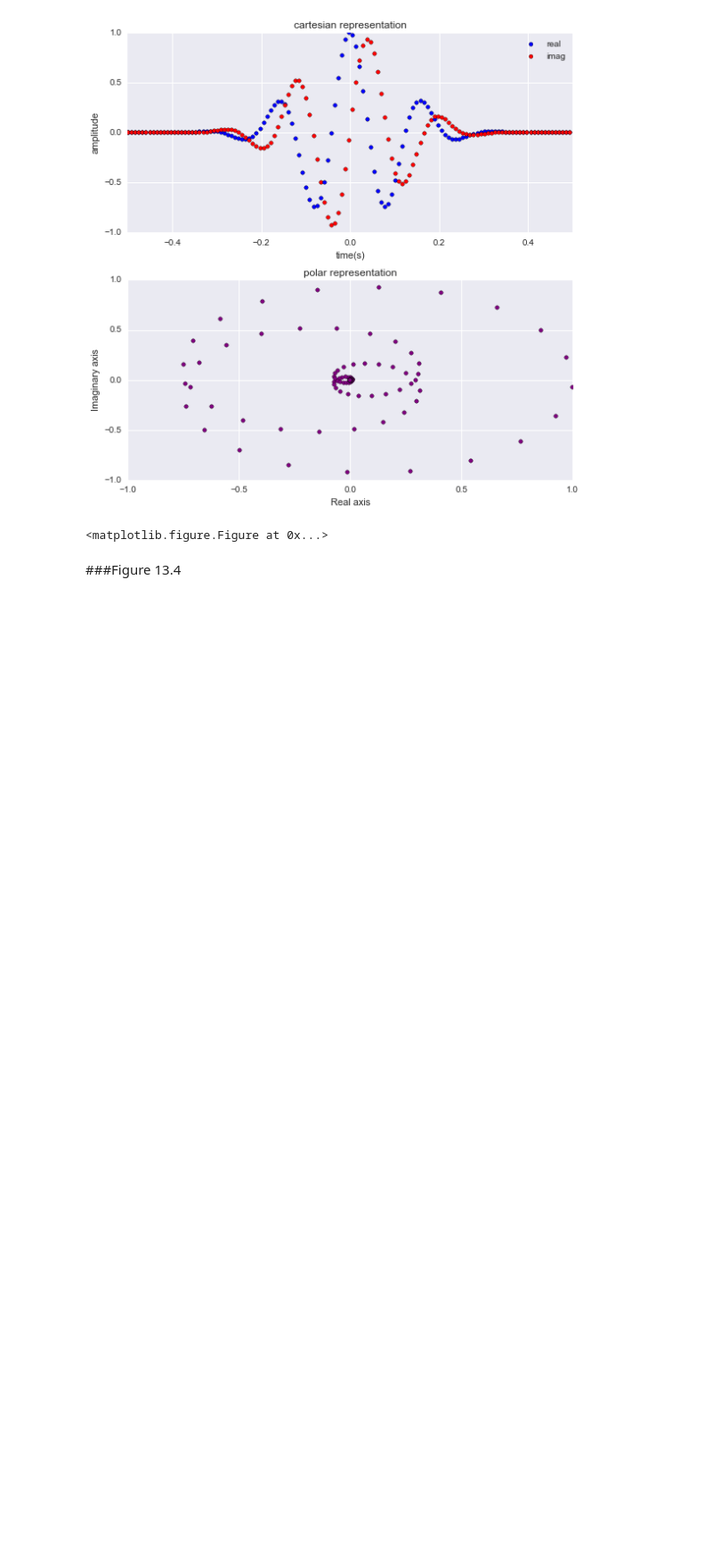
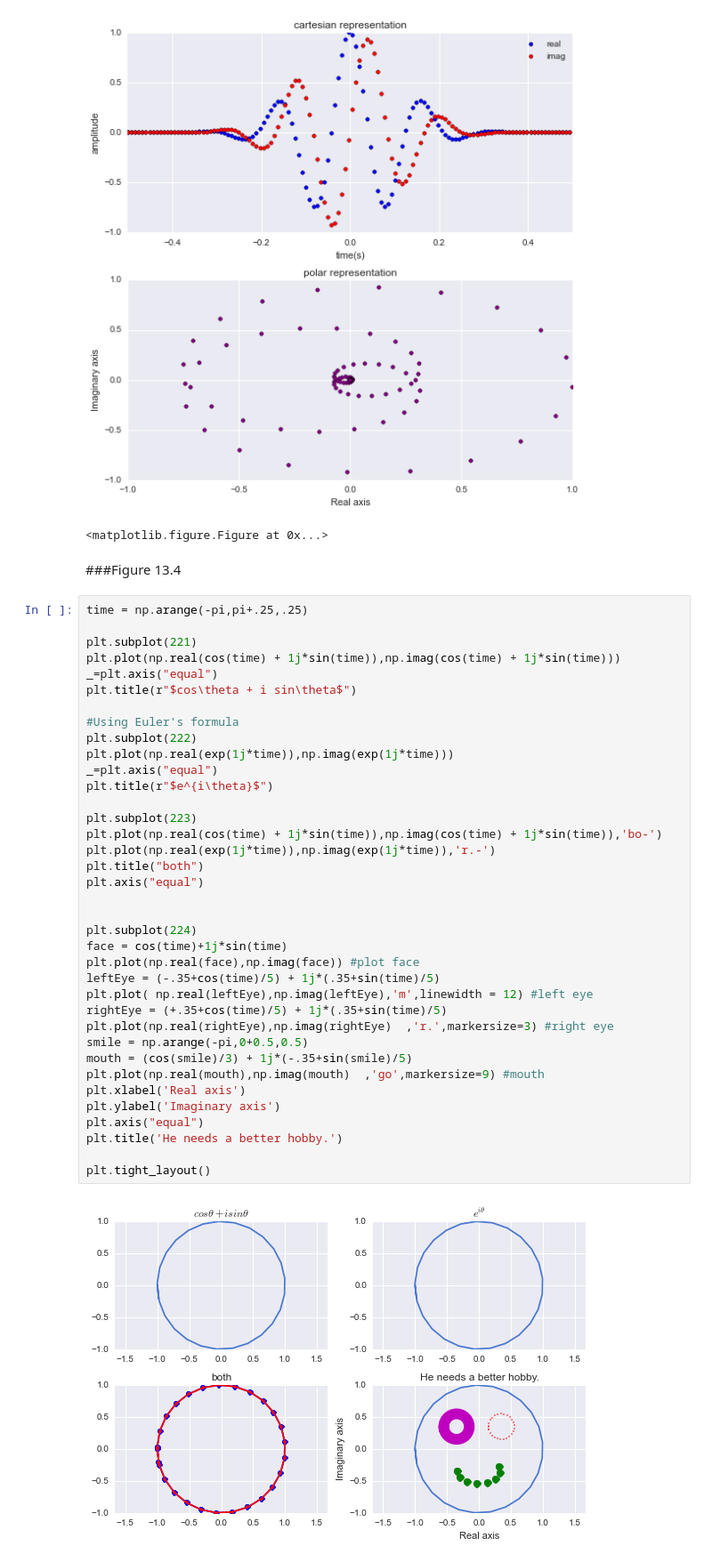
Before and after one commit to lyndond/Analyzing_Neural_Time_Series, a Jupyter notebook: chapter13.ipynb, the cells around one changed output. Shown: that part at 89% size. Drawn from its saved outputs; the diff is of its cells as text; blank space fills up the shorter version.

```diff
--- a/chapter13.ipynb
+++ b/chapter13.ipynb
@@ -132,3 +133,42 @@ f.clear()
 <matplotlib.figure.Figure at 0x...>
 # %% [markdown]
 ###Figure 13.4
+# %%
+time = np.arange(-pi,pi+.25,.25)
+
+plt.subplot(221)
+plt.plot(np.real(cos(time) + 1j*sin(time)),np.imag(cos(time) + 1j*sin(time)))
+_=plt.axis("equal")
+plt.title(r"$cos\theta + i sin\theta$")
+
+#Using Euler's formula
+plt.subplot(222)
+plt.plot(np.real(exp(1j*time)),np.imag(exp(1j*time)))
+_=plt.axis("equal")
+plt.title(r"$e^{i\theta}$")
+
+plt.subplot(223)
+plt.plot(np.real(cos(time) + 1j*sin(time)),np.imag(cos(time) + 1j*sin(time)),'bo-')
+plt.plot(np.real(exp(1j*time)),np.imag(exp(1j*time)),'r.-')
+plt.title("both")
+plt.axis("equal")
+
+
+plt.subplot(224)
+face = cos(time)+1j*sin(time)
+plt.plot(np.real(face),np.imag(face)) #plot face
+leftEye = (-.35+cos(time)/5) + 1j*(.35+sin(time)/5)
+plt.plot( np.real(leftEye),np.imag(leftEye),'m',linewidth = 12) #left eye
+rightEye = (+.35+cos(time)/5) + 1j*(.35+sin(time)/5)
+plt.plot(np.real(rightEye),np.imag(rightEye)  ,'r.',markersize=3) #right eye
+smile = np.arange(-pi,0+0.5,0.5)
+mouth = (cos(smile)/3) + 1j*(-.35+sin(smile)/5)
+plt.plot(np.real(mouth),np.imag(mouth)  ,'go',markersize=9) #mouth
+plt.xlabel('Real axis')
+plt.ylabel('Imaginary axis')
+plt.axis("equal")
+plt.title('He needs a better hobby.')
+
+plt.tight_layout()
+# %% [output]
+[figure, added]
```
Also changed, not shown: parts of 18 cells of this notebook.
